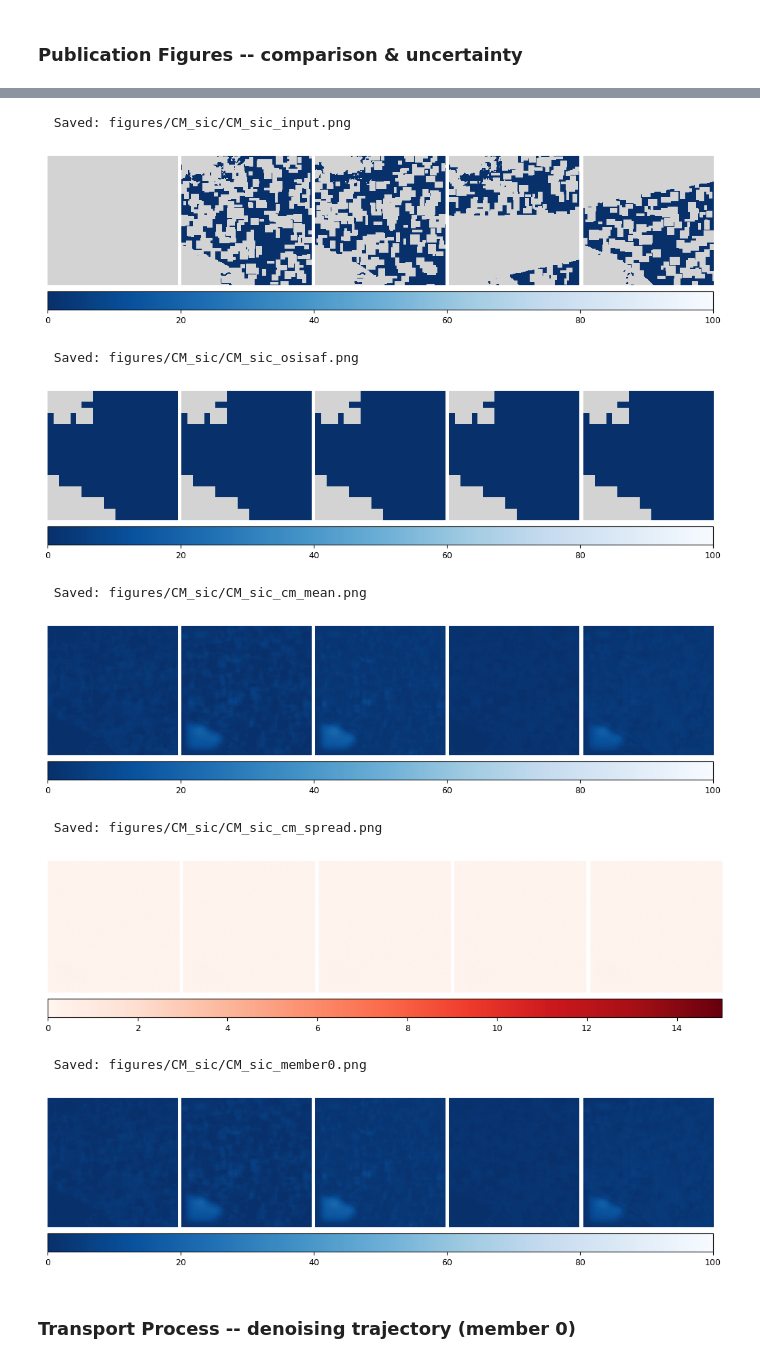
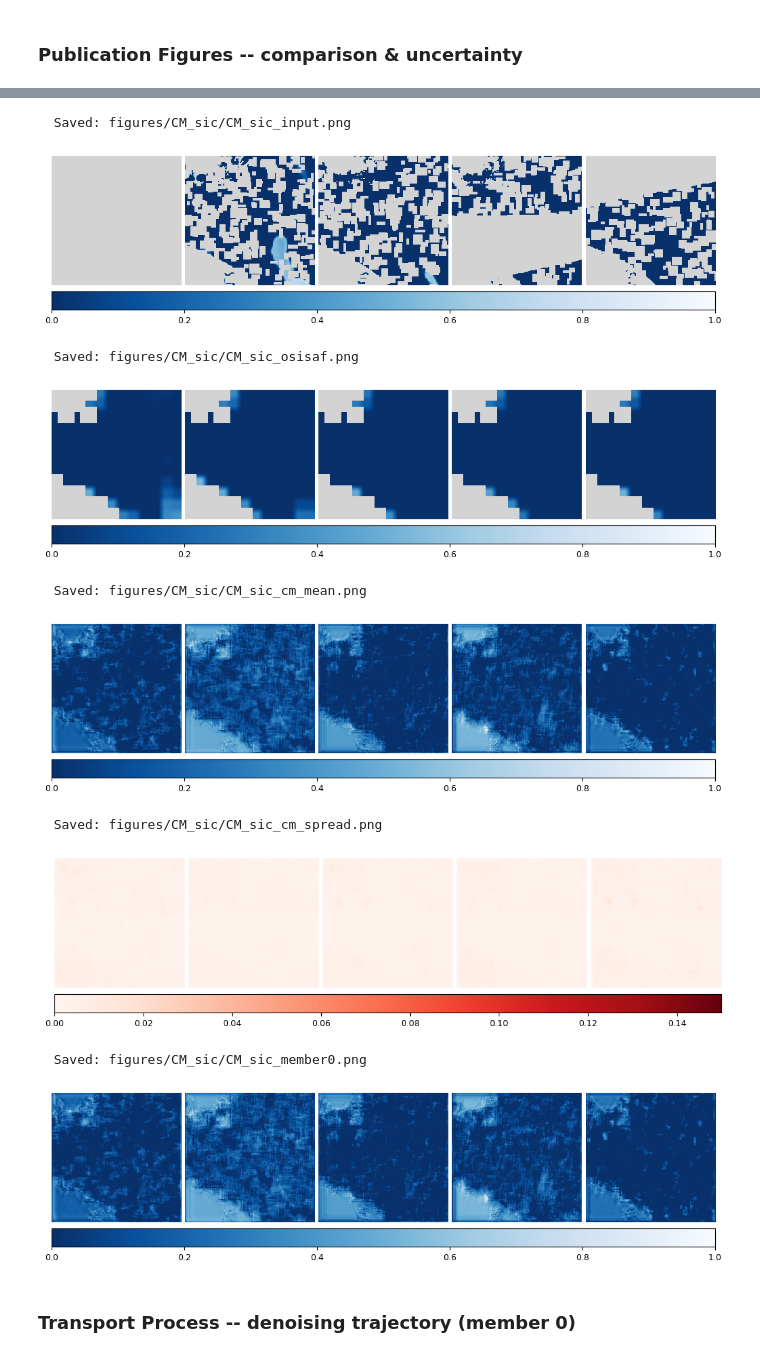
Before and after one commit to maxbeauchamp/4dvarnet-starter, a Jupyter notebook: consistency/Notebooks/Notebooks_SIC/Notebook_consistency_model_CM_sic.ipynb, the cells around one changed output, grey strips where cells are left out. Drawn from its saved outputs; the diff is of its cells as text; code cells hidden in the pictures.

```diff
--- a/consistency/Notebooks/Notebooks_SIC/Notebook_consistency_model_CM_sic.ipynb
+++ b/consistency/Notebooks/Notebooks_SIC/Notebook_consistency_model_CM_sic.ipynb
@@ -279,6 +276,7 @@ def _unpad(x: Tensor, padding: Tuple[int, int, int, int]) -> Tensor:
 @dataclass
 class UNetConfig:
     channels: int = 9
+    cond_channels: Optional[int] = None       # conditioning channels (default = channels)
     time_level_channels: int = 128
     time_level_scale: float = 16.0
     n_heads: int = 8
@@ -297,10 +295,10 @@ class UNet(nn.Module):
         super().__init__()
         self.config = config
 
-        # input = (x_noisy, y_filled, mask_input) -> 4 * channels
-        # y = cat(input, osisaf) = 2C ; mask on input part = C
+        cc = config.cond_channels if config.cond_channels is not None else config.channels
+        # input = cat(x_noisy[C], y_filled[cc], mask[cc]) → C + 2*cc
         self.input_projection = nn.Conv2d(
-            config.channels * 4,
+            config.channels + 2 * cc,
             config.top_blocks_channels[0],
             kernel_size=3, padding="same",
         )
@@ -337,11 +335,9 @@ class UNet(nn.Module):
         )
 
     def forward(self, x: Tensor, y: Tensor, time: Tensor, time_prime: Tensor) -> Tensor:
-        # y = cat(input, osisaf) = 2C ; extract obs mask from input part (first C channels)
-        C = self.config.channels
-        mask_input = (~torch.isnan(y[:, :C])).to(x.dtype)   # (B, C, H, W)
+        mask = (~torch.isnan(y)).to(x.dtype)        # (B, cc, H, W) — full mask on all of y
         y_filled = torch.nan_to_num(y, nan=0.0)
-        inp = torch.cat((x, y_filled, mask_input), dim=1)   # (B, 4C, H, W)
+        inp = torch.cat((x, y_filled, mask), dim=1) # (B, C + 2*cc, H, W)
         inp, padding = _pad_to_multiple(inp, multiple=8)
 
         h = self.input_projection(inp)
@@ -432,7 +428,7 @@ class UNet(nn.Module):
 
 C = datamodule.train_ds[0].asip.shape[0]
 summary(
-    UNet(UNetConfig(channels=C)),
+    UNet(UNetConfig(channels=C, cond_channels=2*C)),
     input_size=(
         (1, C, H, W),      # x_noisy
         (1, 2*C, H, W),    # y = cat(input, osisaf)
@@ -658,12 +672,13 @@ def find_best_valid_checkpoint(ckpt_dir: str) -> Optional[str]:
 C = datamodule.train_ds[0].asip.shape[0]
 
 PAIRWISE = True
+SIGMA_MAX = 1.0   # data in [0,1], std≈0.3 → sigma_max=1 gives SNR≈0.3 (enough)
 
 LOG_DIR    = 'logs_CT_CM_sic'
 CKPT_DIR   = os.path.join(LOG_DIR, "checkpoints")
 MODEL_PATH = os.path.join(LOG_DIR, "best_model")
 
-RESET_TRAINING = True
+RESET_TRAINING = False
 
 if RESET_TRAINING:
     import shutil
@@ -676,18 +691,19 @@ else:
     resume_ckpt = find_best_valid_checkpoint(CKPT_DIR)
 
 ct = ConsistencyTrainingFewSteps_TimeEmbedding(
-    final_timesteps=17, sigma_max=10, pairwise=PAIRWISE,
+    final_timesteps=17, sigma_max=SIGMA_MAX, pairwise=PAIRWISE,
 )
 
-student_model     = UNet(UNetConfig(channels=C))
-teacher_model     = UNet(UNetConfig(channels=C))
-ema_student_model = UNet(UNetConfig(channels=C))
+cfg = UNetConfig(channels=C, cond_channels=2*C)
+student_model     = UNet(cfg)
+teacher_model     = UNet(cfg)
+ema_student_model = UNet(cfg)
 teacher_model.load_state_dict(student_model.state_dict())
 ema_student_model.load_state_dict(student_model.state_dict())
 
 lit_cm = LitConsistencyModel(
     ct, student_model, teacher_model, ema_student_model,
-    LitConsistencyModelConfig(lr_scheduler_iters=1000),
+    LitConsistencyModelConfig(lr_scheduler_iters=1000, lambda_obs=1.0),
 )
 
 trainer = Trainer(
@@ -777,7 +799,7 @@ N_SAMPLES = 10
 PAIRWISE = True
 
 consistency_sampling = ConsistencySamplingAndEditingFewSteps_TimeEmbedding(
-    sigma_max=10.0, pairwise=PAIRWISE,
+    sigma_max=SIGMA_MAX, pairwise=PAIRWISE,
 )
 
 x_gt_raw = batch.asip.to(device=device, dtype=dtype)
@@ -942,6 +964,8 @@ osi_phys   = batch.osisaf[0, :N_SHOW].float().cpu().numpy() * s_norm + m_norm
 mean_phys  = ens_mean[:N_SHOW].float().cpu().numpy() * s_norm + m_norm
 std_phys   = ens_std[:N_SHOW].float().cpu().numpy() * s_norm
 mbr0_phys  = ensemble[0, :N_SHOW].float().cpu().numpy() * s_norm + m_norm
+
+SIC_MAX = float(s_norm)   # 1.0 (data already in [0,1])
 
 cmap_sic = plt.cm.Blues_r.copy(); cmap_sic.set_bad('lightgray')
 cmap_std = plt.cm.Reds.copy();   cmap_std.set_bad('lightgray')
@@ -970,12 +994,12 @@ def _save_strip(data, filename, vmin, vmax, cmap, ncols=None):
     plt.show()
 
 for data, fname, vmin, vmax, cmap in [
-    (asip_phys,  f'{FIG_TAG}_asip_gt',     0, 100, cmap_sic),
-    (input_phys, f'{FIG_TAG}_input',        0, 100, cmap_sic),
-    (osi_phys,   f'{FIG_TAG}_osisaf',       0, 100, cmap_sic),
-    (mean_phys,  f'{FIG_TAG}_cm_mean',      0, 100, cmap_sic),
-    (std_phys,   f'{FIG_TAG}_cm_spread',    0,  15, cmap_std),
-    (mbr0_phys,  f'{FIG_TAG}_member0',      0, 100, cmap_sic),
+    (asip_phys,  f'{FIG_TAG}_asip_gt',     0, SIC_MAX, cmap_sic),
+    (input_phys, f'{FIG_TAG}_input',        0, SIC_MAX, cmap_sic),
+    (osi_phys,   f'{FIG_TAG}_osisaf',       0, SIC_MAX, cmap_sic),
+    (mean_phys,  f'{FIG_TAG}_cm_mean',      0, SIC_MAX, cmap_sic),
+    (std_phys,   f'{FIG_TAG}_cm_spread',    0,  0.15,   cmap_std),
+    (mbr0_phys,  f'{FIG_TAG}_member0',      0, SIC_MAX, cmap_sic),
 ]:
     _save_strip(data, fname, vmin, vmax, cmap)
 # %% [output]
@@ -984,13 +1008,13 @@ for data, fname, vmin, vmax, cmap in [
   Saved: figures/CM_sic/CM_sic_input.png
-[figure, old version]
+[figure, new version]
   Saved: figures/CM_sic/CM_sic_osisaf.png
-[figure, old version]
+[figure, new version]
   Saved: figures/CM_sic/CM_sic_cm_mean.png
-[figure, old version]
+[figure, new version]
   Saved: figures/CM_sic/CM_sic_cm_spread.png
-[figure, old version]
+[figure, new version]
   Saved: figures/CM_sic/CM_sic_member0.png
-[figure, old version]
+[figure, new version]
 # %% [markdown]
 ### Transport Process -- denoising trajectory (member 0)
 # %%
```
Also changed, not shown: parts of 12 cells of this notebook, 34 other files.
